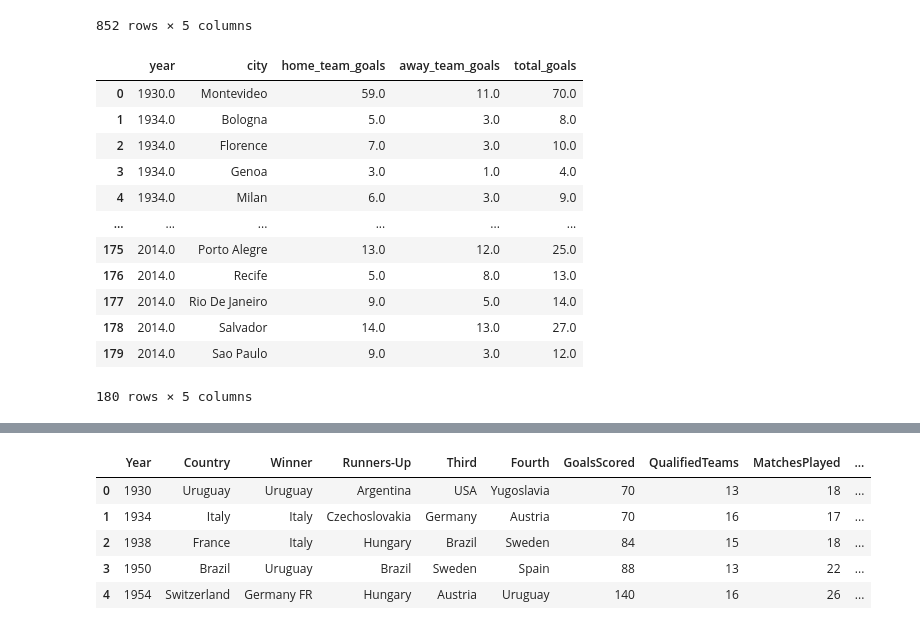
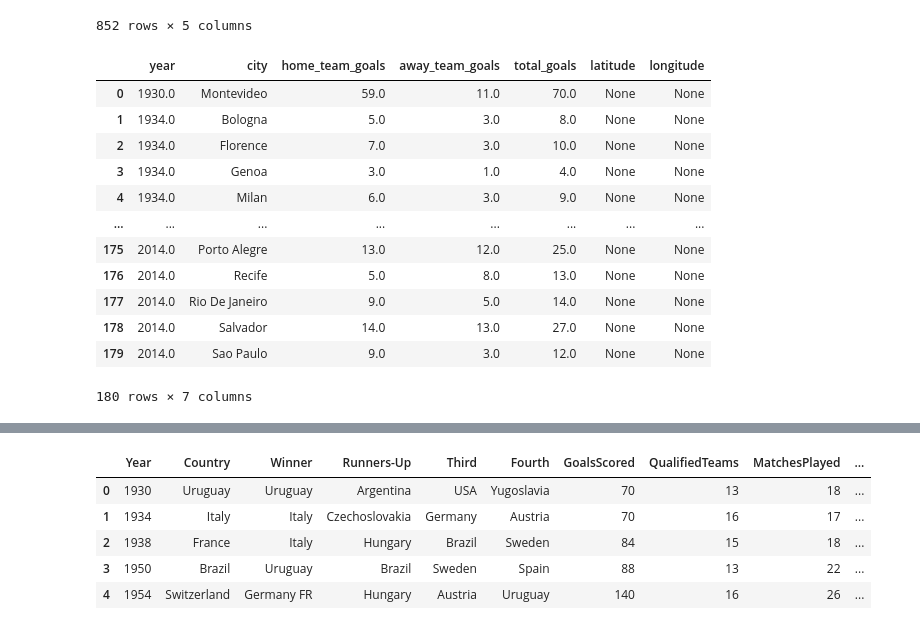
Before and after one commit to Tabassum1985/Project-3, a Jupyter notebook: main-version2.ipynb, the cells around one changed output, grey strips where cells are left out. Cells and saved outputs as stored; diff of their text form; code cells hidden in the pictures.

```diff
--- a/main-version2.ipynb
+++ b/main-version2.ipynb
@@ -187,18 +196,27 @@ renamed_visualization2_df
 # %%
 # Group data by year and city
 grouped_visualization2_df = renamed_visualization2_df.groupby(["year", "city"]).sum().reset_index()
 grouped_visualization2_df
+
+# Create a new column in the DataFrame for latitude
+grouped_visualization2_df['latitude'] = None
+
+# Create a new column in the DataFrame for longitude
+grouped_visualization2_df['longitude'] = None
+
+
+grouped_visualization2_df
 # %% [output]
-|  | year | city | home_team_goals | away_team_goals | total_goals |
-| 0 | 1930.0 | Montevideo | 59.0 | 11.0 | 70.0 |
-| 1 | 1934.0 | Bologna | 5.0 | 3.0 | 8.0 |
-| 2 | 1934.0 | Florence | 7.0 | 3.0 | 10.0 |
-| 3 | 1934.0 | Genoa | 3.0 | 1.0 | 4.0 |
-| 4 | 1934.0 | Milan | 6.0 | 3.0 | 9.0 |
-| ... | ... | ... | ... | ... | ... |
-| 175 | 2014.0 | Porto Alegre | 13.0 | 12.0 | 25.0 |
-| 176 | 2014.0 | Recife | 5.0 | 8.0 | 13.0 |
-| 177 | 2014.0 | Rio De Janeiro | 9.0 | 5.0 | 14.0 |
-| 178 | 2014.0 | Salvador | 14.0 | 13.0 | 27.0 |
-| 179 | 2014.0 | Sao Paulo | 9.0 | 3.0 | 12.0 |
+|  | year | city | home_team_goals | away_team_goals | total_goals | latitude | longitude |
+| 0 | 1930.0 | Montevideo | 59.0 | 11.0 | 70.0 | None | None |
+| 1 | 1934.0 | Bologna | 5.0 | 3.0 | 8.0 | None | None |
+| 2 | 1934.0 | Florence | 7.0 | 3.0 | 10.0 | None | None |
+| 3 | 1934.0 | Genoa | 3.0 | 1.0 | 4.0 | None | None |
+| 4 | 1934.0 | Milan | 6.0 | 3.0 | 9.0 | None | None |
+| ... | ... | ... | ... | ... | ... | ... | ... |
+| 175 | 2014.0 | Porto Alegre | 13.0 | 12.0 | 25.0 | None | None |
+| 176 | 2014.0 | Recife | 5.0 | 8.0 | 13.0 | None | None |
+| 177 | 2014.0 | Rio De Janeiro | 9.0 | 5.0 | 14.0 | None | None |
+| 178 | 2014.0 | Salvador | 14.0 | 13.0 | 27.0 | None | None |
+| 179 | 2014.0 | Sao Paulo | 9.0 | 3.0 | 12.0 | None | None |
-180 rows × 5 columns
+180 rows × 7 columns
```
Also changed, not shown: parts of 8 cells of this notebook, 12 other files.
